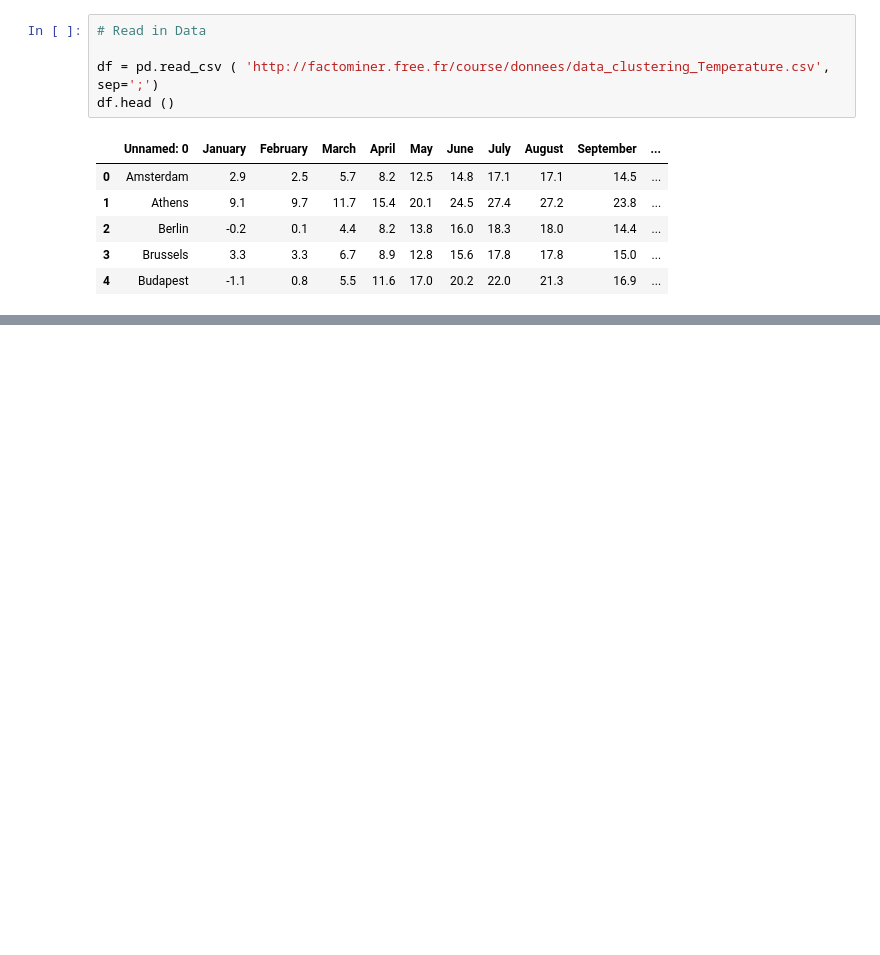
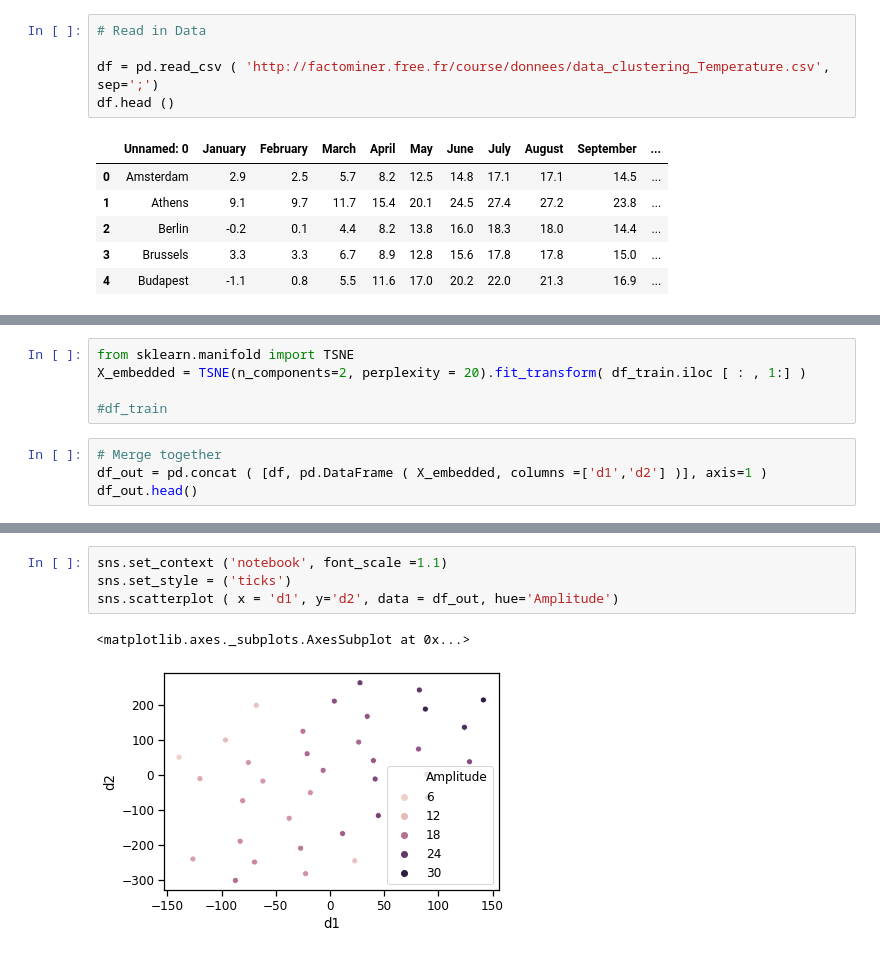
Before and after one commit to steed360/DimensionalityReduction, a Jupyter notebook: Notebooks/Cluster City Temperatures Using T-SNE .ipynb, the cells around one changed output, grey strips where cells are left out. Cells and saved outputs as stored; diff of their text form; blank space fills up the shorter version.

```diff
--- a/Notebooks/Cluster City Temperatures Using T-SNE .ipynb
+++ b/Notebooks/Cluster City Temperatures Using T-SNE .ipynb
@@ -45,0 +48,9 @@ df_train.head ()
+# %%
+from sklearn.manifold import TSNE
+X_embedded = TSNE(n_components=2, perplexity = 20).fit_transform( df_train.iloc [ : , 1:] )
+
+#df_train
+# %%
+# Merge together
+df_out = pd.concat ( [df, pd.DataFrame ( X_embedded, columns =['d1','d2'] )], axis=1 )
+df_out.head()
@@ -45,0 +64,7 @@ df_train.head ()
+# %%
+sns.set_context ('notebook', font_scale =1.1)
+sns.set_style = ('ticks')
+sns.scatterplot ( x = 'd1', y='d2', data = df_out, hue='Amplitude')
+# %% [output]
+<matplotlib.axes._subplots.AxesSubplot at 0x...>
+[figure, added]
```
Also changed, not shown: parts of 8 cells of this notebook.
